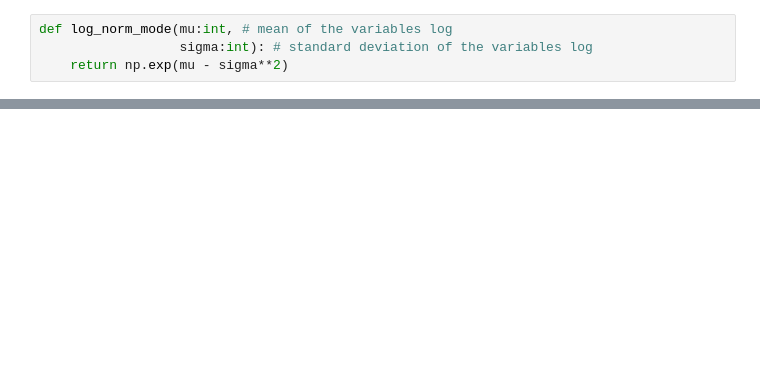
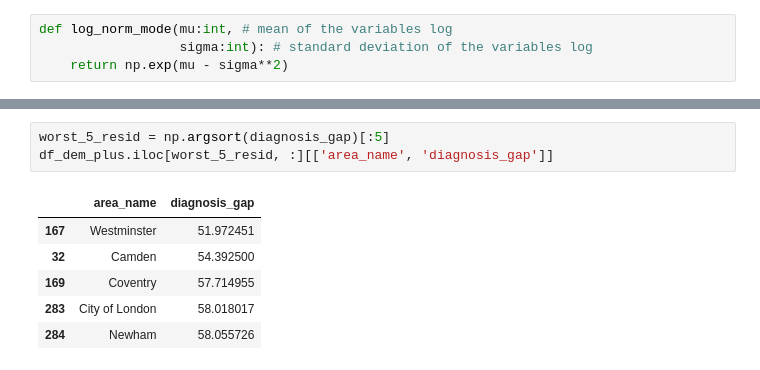
Before and after one commit to Bea-Taylor/DifDem_inequalities, a Jupyter notebook: nbs/core/05c_optimise_function.ipynb, the cells around one changed output, grey strips where cells are left out. Drawn from its saved outputs; the diff is of its cells as text; blank space fills up the shorter version.

```diff
--- a/nbs/core/05c_optimise_function.ipynb
+++ b/nbs/core/05c_optimise_function.ipynb
@@ -170,0 +333,10 @@ plt.show()
+# %%
+worst_5_resid = np.argsort(diagnosis_gap)[:5]
+df_dem_plus.iloc[worst_5_resid, :][['area_name', 'diagnosis_gap']]
+# %% [output]
+|  | area_name | diagnosis_gap |
+| 167 | Westminster | 51.972451 |
+| 32 | Camden | 54.392500 |
+| 169 | Coventry | 57.714955 |
+| 283 | City of London | 58.018017 |
+| 284 | Newham | 58.055726 |
```
Also changed, not shown: parts of 16 cells of this notebook, 2 other files.
